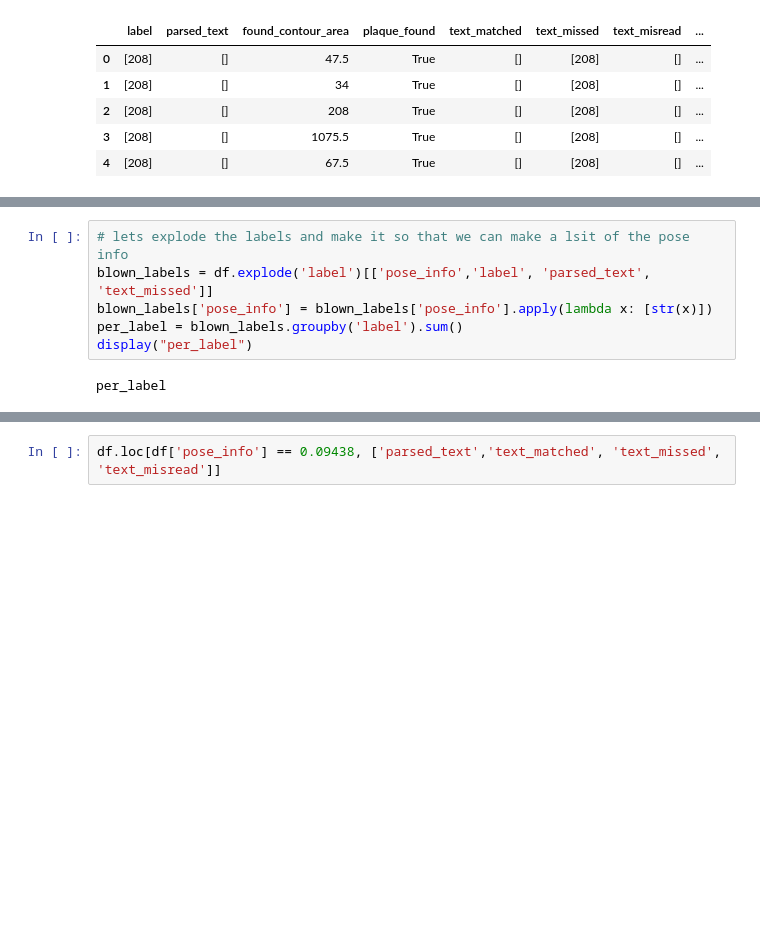
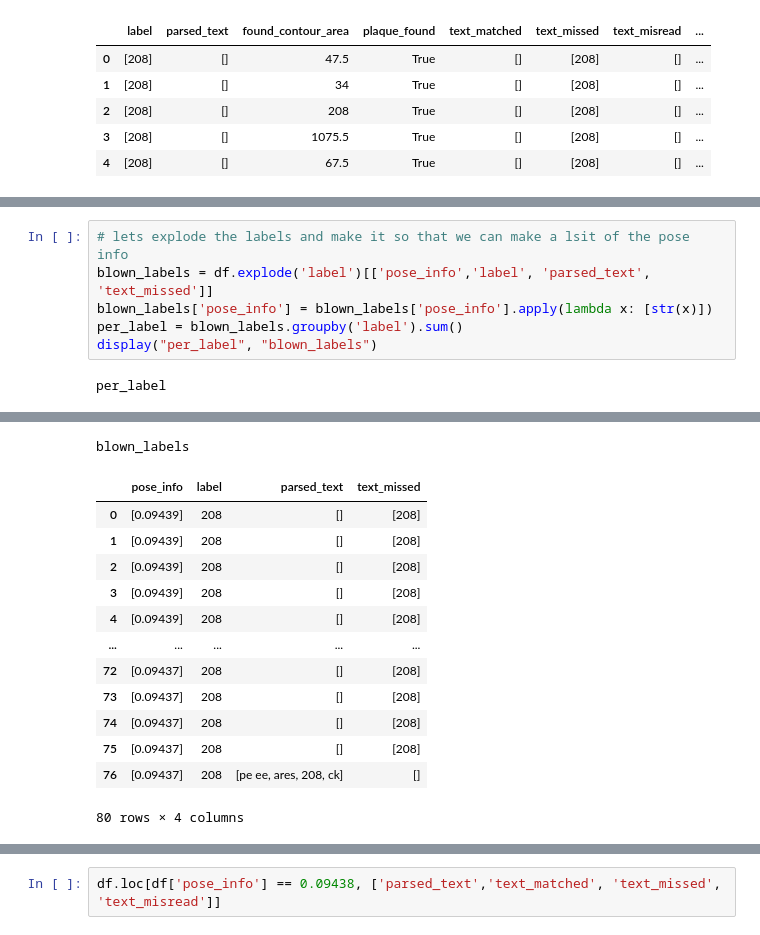
Before and after one commit to Jacktavitt/navigate_building, a Jupyter notebook: pandas data exploration.ipynb, the cells around one changed output, grey strips where cells are left out. Saved outputs shown, nothing was run; the diff lists cells and outputs as text; blank space fills up the shorter version.

```diff
--- a/pandas data exploration.ipynb
+++ b/pandas data exploration.ipynb
@@ -99,27 +99,41 @@ df.groupby('pose_info').sum()
 # %%
 # lets explode the labels and make it so that we can make a lsit of the pose info
 blown_labels = df.explode('label')[['pose_info','label', 'parsed_text', 'text_missed']]
 blown_labels['pose_info'] = blown_labels['pose_info'].apply(lambda x: [str(x)])
 per_label = blown_labels.groupby('label').sum()
-display("per_label")
+display("per_label", "blown_labels")
 # %% [output]
 per_label
 |  | pose_info | parsed_text | text_missed |
 | label |  |  |  |
 | 105 | [0.09375, 0.09374] | [105, reetey, —t] | [105] |
 | 107 | [0.09407, 0.09408] | [tori, of, oe] | [107, 107] |
 | 109 | [0.09397, 0.09396, 0.09396, 0.093... | [ist, el, sr dad, only, 109, exit... | [109, 109, 109, 109, 109, 109, 10... |
 | 111 | [0.09404, 0.09404, 0.09404, 0.094... | [pte ta, era, ea, rel, peres os, ... | [111, 111, 111, 111, 111, 111, 11... |
 | 180 | [0.09746] | [] | [180, presentation, room] |
 | 205 | [0.09441, 0.09449] | [205, oa re, pat he’, ope] | [205] |
 | 207 | [0.09417, 0.09417, 0.09417, 0.094... | [pewee oy, 8), mi todd, 207, pera... | [207, 207, 207, 207, 207, 207, 20... |
 | 2075 | [0.09638] | [biology, scholars, program, )] | [2075] |
 | 208 | [0.09439, 0.09439, 0.09439, 0.094... | [lorena |, bare era, ry, 208, 208... | [208, 208, 208, 208, 208, 208, 20... |
 | 210 | [0.09428, 0.09428, 0.09427] | [210, _, 710] | [210, 210] |
 | biology | [0.09638] | [biology, scholars, program, )] | [2075] |
 | men | [0.09452, 0.09451] | [ala, men] | [men] |
 | presentation | [0.09746] | [] | [180, presentation, room] |
 | room | [0.09746] | [] | [180, presentation, room] |
 | women | [0.0946] | [women] | [] |
+blown_labels
+|  | pose_info | label | parsed_text | text_missed |
+| 0 | [0.09439] | 208 | [] | [208] |
+| 1 | [0.09439] | 208 | [] | [208] |
+| 2 | [0.09439] | 208 | [] | [208] |
+| 3 | [0.09439] | 208 | [] | [208] |
+| 4 | [0.09439] | 208 | [] | [208] |
+| ... | ... | ... | ... | ... |
+| 72 | [0.09437] | 208 | [] | [208] |
+| 73 | [0.09437] | 208 | [] | [208] |
+| 74 | [0.09437] | 208 | [] | [208] |
+| 75 | [0.09437] | 208 | [] | [208] |
+| 76 | [0.09437] | 208 | [pe ee, ares, 208, ck] | [] |
+80 rows × 4 columns
 # %%
 pl = per_label.copy()
```
Also changed, not shown: parts of 6 cells of this notebook.
